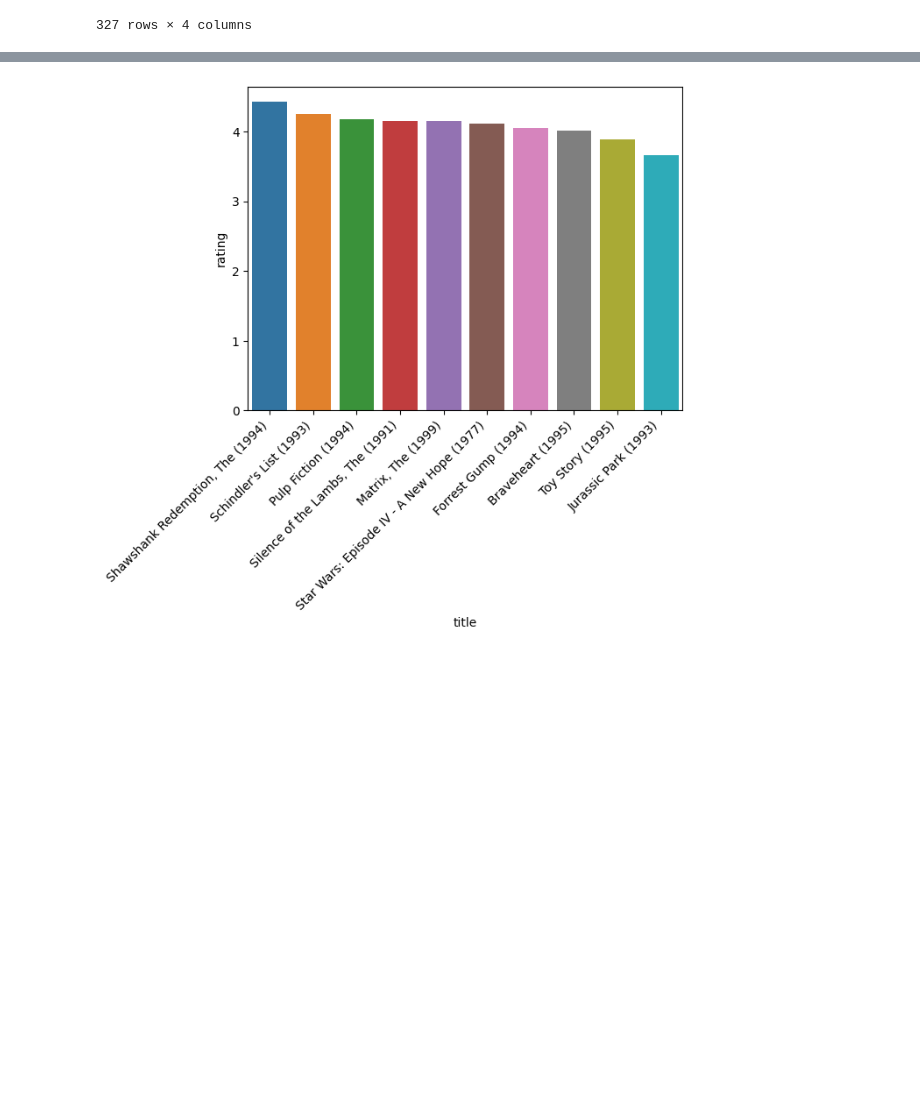
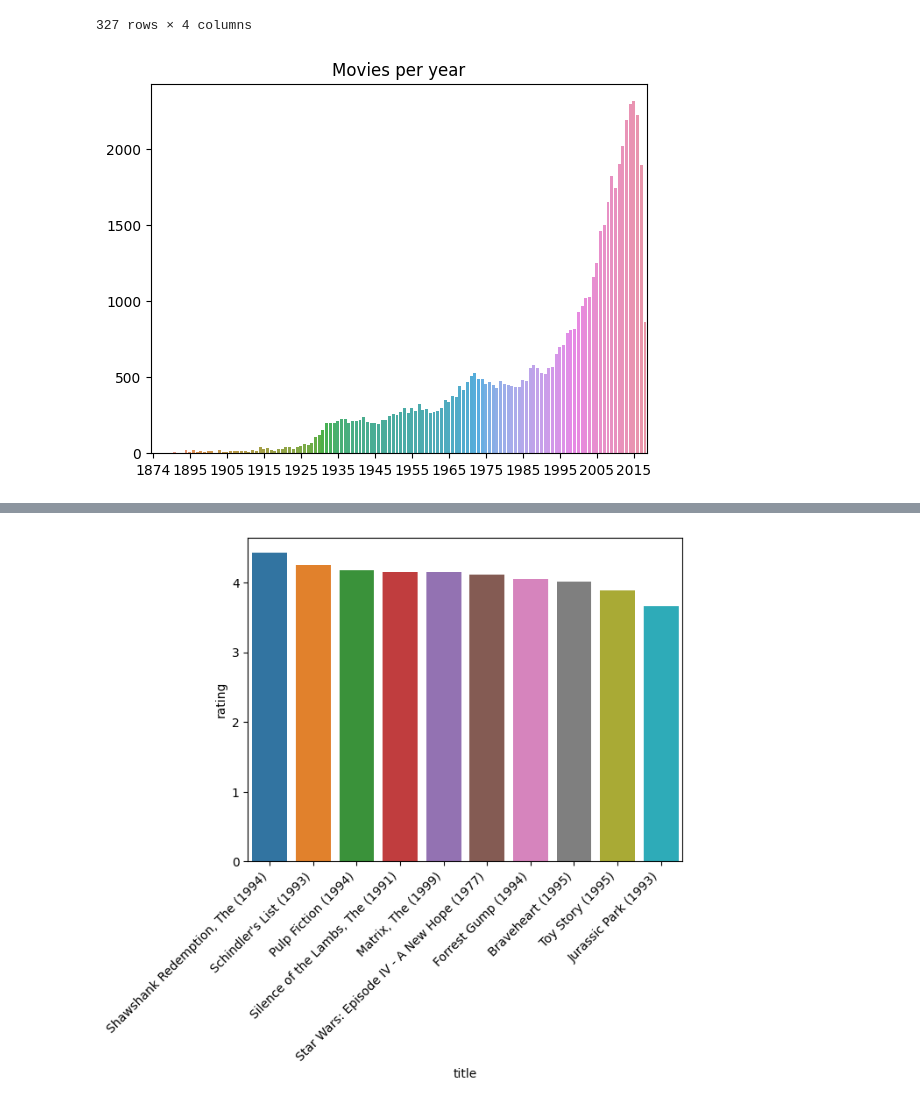
Before and after one commit to jvesand/Machine-learning-Johan-Sandberg, a Jupyter notebook: Lab/1_recommender_system.ipynb, the cells around one changed output, grey strips where cells are left out. Drawn from its saved outputs; the diff is of its cells as text; code cells hidden in the pictures; blank space fills up the shorter version.

```diff
--- a/Lab/1_recommender_system.ipynb
+++ b/Lab/1_recommender_system.ipynb
@@ -166,5 +159,9 @@ df_movies[df_movies["year"].isnull()]
 | 57993 | 193657 | A Kiss of Chaos | Action|Drama|Thriller | <NA> |
 327 rows × 4 columns
 # %%
-# sns.lineplot(x=df_movies["year"].value_counts().index, y=df_movies["year"].value_counts())
+sns.barplot(x=df_movies["year"].value_counts().index, y=df_movies["year"].value_counts().values)
+plt.xticks(list(range(0,len(df_movies["year"].unique()), 10)));
+plt.title("Movies per year");
+# %% [output]
+[figure, added]
 # %% [markdown]
```
Also changed, not shown: parts of 28 cells of this notebook.
